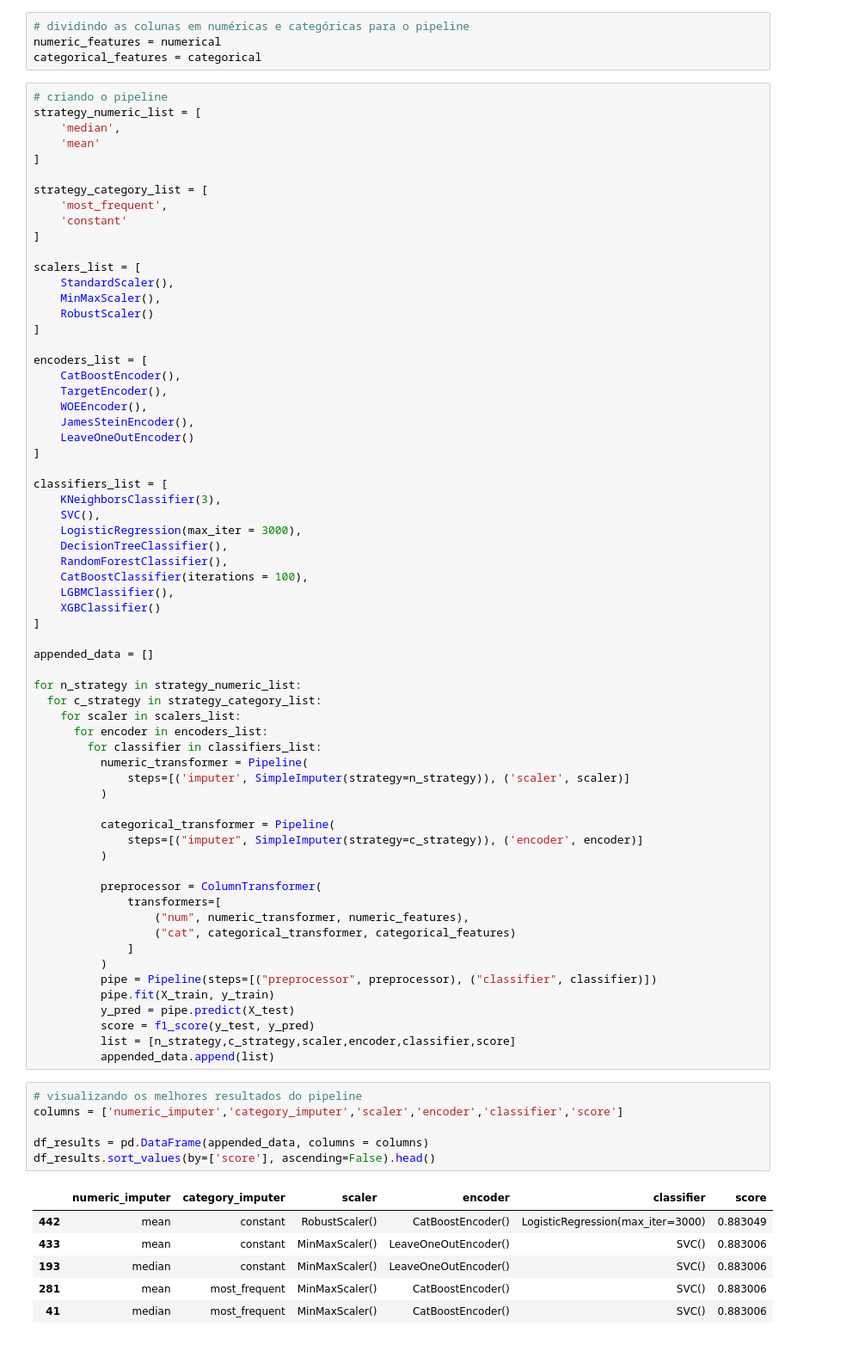
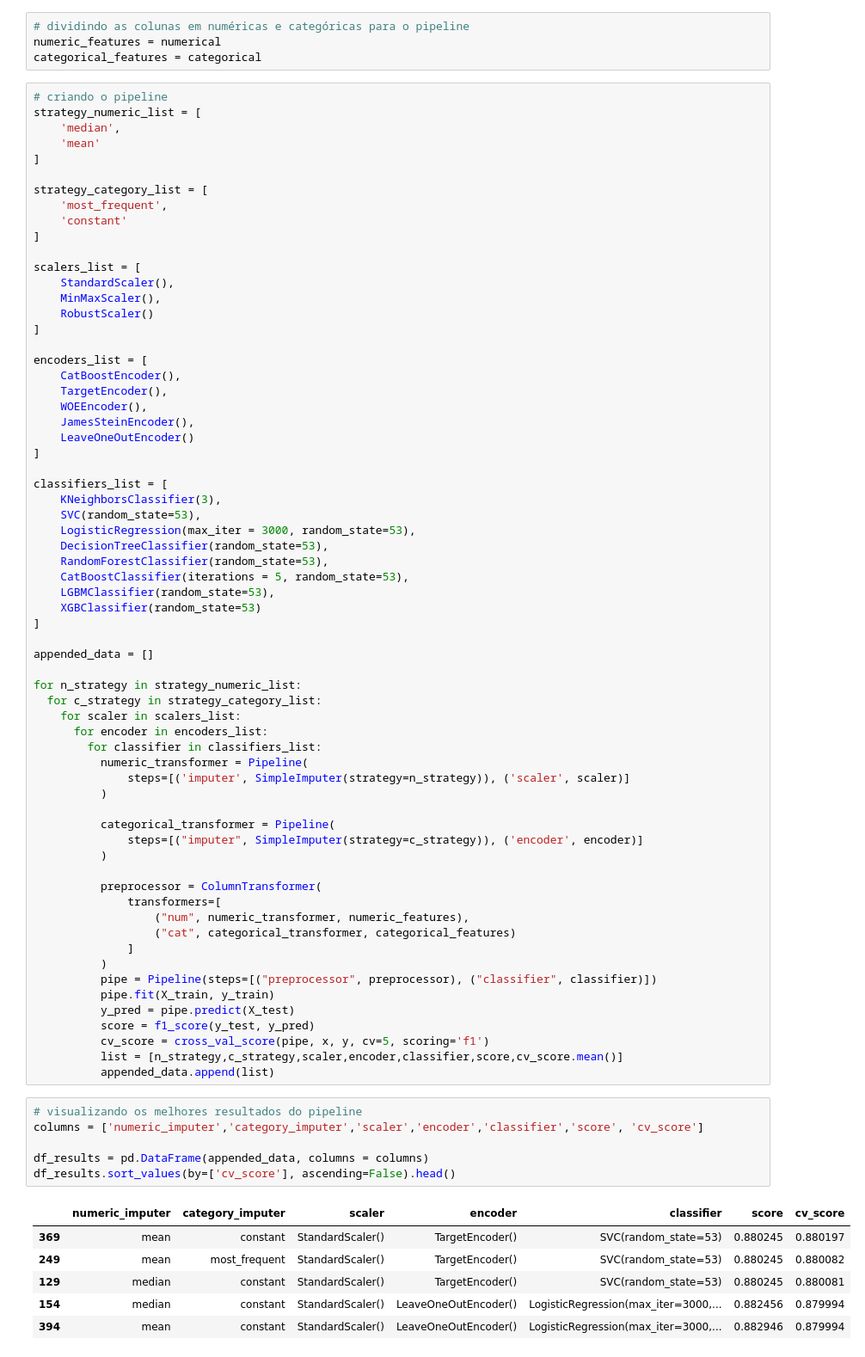
Before and after one commit to xandeea/Loan-Default-Prediction-Nigeria, a Jupyter notebook: Loan_Default_Prediction.ipynb, the cells around one changed output. Shown: that part at 86% size. Saved outputs shown, nothing was run; the diff lists cells and outputs as text.

```diff
--- a/Loan_Default_Prediction.ipynb
+++ b/Loan_Default_Prediction.ipynb
@@ -314,13 +314,13 @@ encoders_list = [
 
 classifiers_list = [
     KNeighborsClassifier(3),
-    SVC(),
-    LogisticRegression(max_iter = 3000),
-    DecisionTreeClassifier(),
-    RandomForestClassifier(),
-    CatBoostClassifier(iterations = 100),
-    LGBMClassifier(),
-    XGBClassifier()
+    SVC(random_state=53),
+    LogisticRegression(max_iter = 3000, random_state=53),
+    DecisionTreeClassifier(random_state=53),
+    RandomForestClassifier(random_state=53),
+    CatBoostClassifier(iterations = 5, random_state=53),
+    LGBMClassifier(random_state=53),
+    XGBClassifier(random_state=53)
 ]
 
 appended_data = []
@@ -348,20 +348,21 @@ for n_strategy in strategy_numeric_list:
           pipe.fit(X_train, y_train)
           y_pred = pipe.predict(X_test)
           score = f1_score(y_test, y_pred)
-          list = [n_strategy,c_strategy,scaler,encoder,classifier,score]
+          cv_score = cross_val_score(pipe, x, y, cv=5, scoring='f1')
+          list = [n_strategy,c_strategy,scaler,encoder,classifier,score,cv_score.mean()]
           appended_data.append(list)
 # %%
 # visualizando os melhores resultados do pipeline
-columns = ['numeric_imputer','category_imputer','scaler','encoder','classifier','score']
+columns = ['numeric_imputer','category_imputer','scaler','encoder','classifier','score', 'cv_score']
 
 df_results = pd.DataFrame(appended_data, columns = columns)
-df_results.sort_values(by=['score'], ascending=False).head()
+df_results.sort_values(by=['cv_score'], ascending=False).head()
 # %% [output]
-|  | numeric_imputer | category_imputer | scaler | encoder | classifier | score |
-| 442 | mean | constant | RobustScaler() | CatBoostEncoder() | LogisticRegression(max_iter=3000) | 0.883049 |
-| 433 | mean | constant | MinMaxScaler() | LeaveOneOutEncoder() | SVC() | 0.883006 |
-| 193 | median | constant | MinMaxScaler() | LeaveOneOutEncoder() | SVC() | 0.883006 |
-| 281 | mean | most_frequent | MinMaxScaler() | CatBoostEncoder() | SVC() | 0.883006 |
-| 41 | median | most_frequent | MinMaxScaler() | CatBoostEncoder() | SVC() | 0.883006 |
+|  | numeric_imputer | category_imputer | scaler | encoder | classifier | score | cv_score |
+| 369 | mean | constant | StandardScaler() | TargetEncoder() | SVC(random_state=53) | 0.880245 | 0.880197 |
+| 249 | mean | most_frequent | StandardScaler() | TargetEncoder() | SVC(random_state=53) | 0.880245 | 0.880082 |
+| 129 | median | constant | StandardScaler() | TargetEncoder() | SVC(random_state=53) | 0.880245 | 0.880081 |
+| 154 | median | constant | StandardScaler() | LeaveOneOutEncoder() | LogisticRegression(max_iter=3000,... | 0.882456 | 0.879994 |
+| 394 | mean | constant | StandardScaler() | LeaveOneOutEncoder() | LogisticRegression(max_iter=3000,... | 0.882946 | 0.879994 |
 # %%
 numeric_transformer = Pipeline(
```
Also changed, not shown: parts of 4 cells of this notebook.
